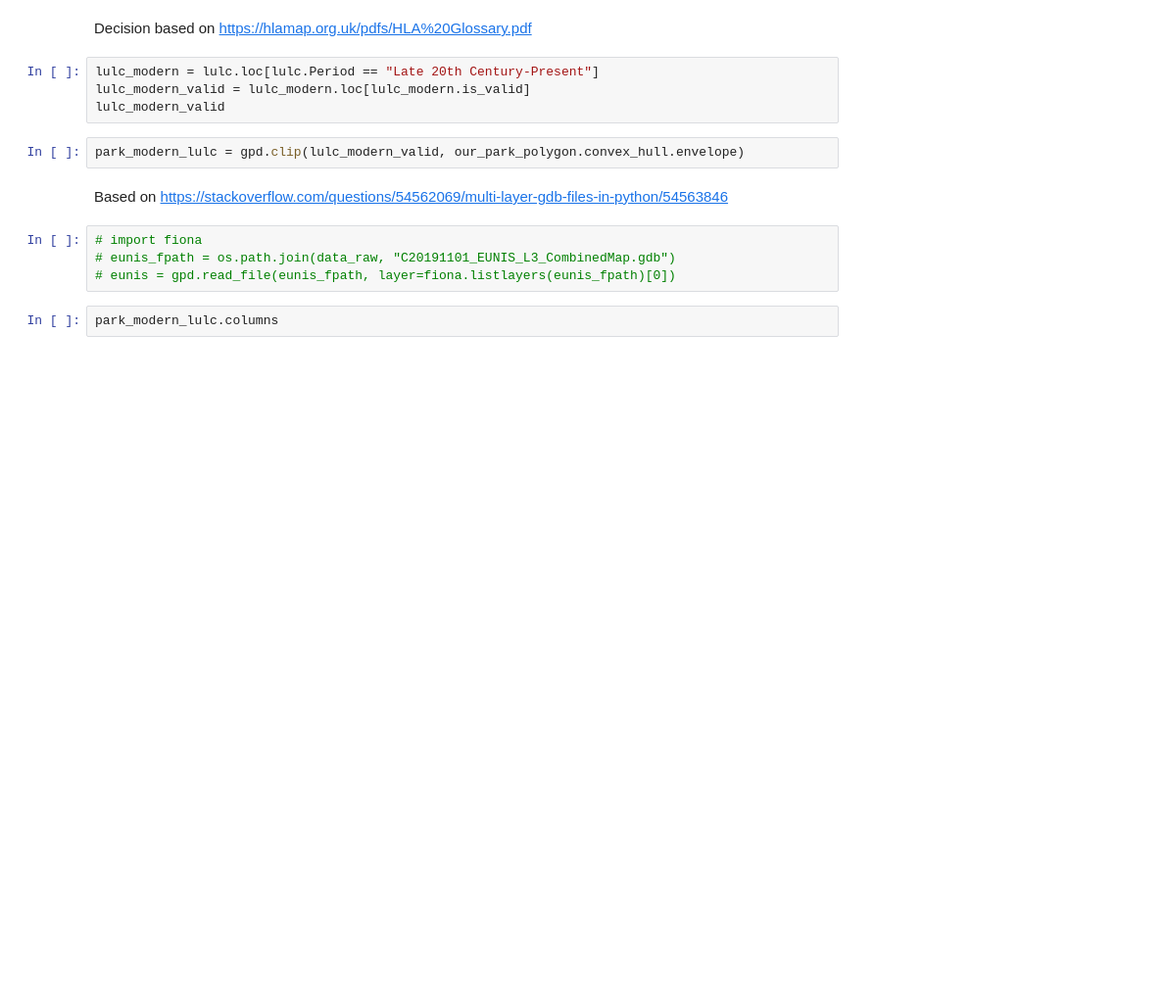
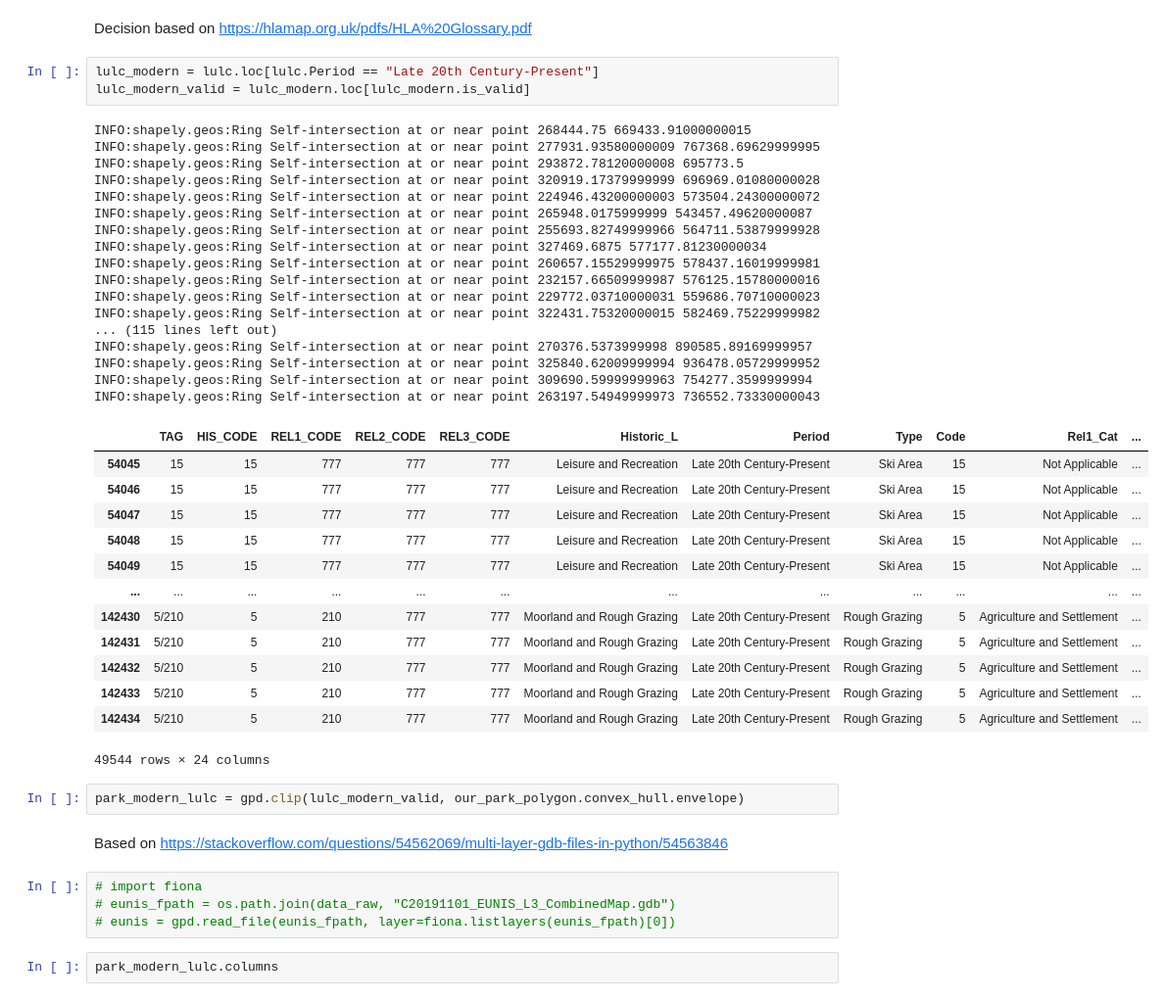
Before and after one commit to derpyninja/gecm, a Jupyter notebook: notebooks/00-fz-map-disaggregation-for-board.ipynb, the cells around one changed output. Shown at 98% size. Cells and saved outputs as stored; diff of their text form; blank space fills up the shorter version.

```diff
--- a/notebooks/00-fz-map-disaggregation-for-board.ipynb
+++ b/notebooks/00-fz-map-disaggregation-for-board.ipynb
@@ -99,7 +166,37 @@ Decision based on https://hlamap.org.uk/pdfs/HLA%20Glossary.pdf
 # %%
 lulc_modern = lulc.loc[lulc.Period == "Late 20th Century-Present"]
 lulc_modern_valid = lulc_modern.loc[lulc_modern.is_valid]
-lulc_modern_valid
+# %% [output]
+INFO:shapely.geos:Ring Self-intersection at or near point 268444.75 669433.91000000015
+INFO:shapely.geos:Ring Self-intersection at or near point 277931.93580000009 767368.69629999995
+INFO:shapely.geos:Ring Self-intersection at or near point 293872.78120000008 695773.5
+INFO:shapely.geos:Ring Self-intersection at or near point 320919.17379999999 696969.01080000028
+INFO:shapely.geos:Ring Self-intersection at or near point 224946.43200000003 573504.24300000072
+INFO:shapely.geos:Ring Self-intersection at or near point 265948.0175999999 543457.49620000087
+INFO:shapely.geos:Ring Self-intersection at or near point 255693.82749999966 564711.53879999928
+INFO:shapely.geos:Ring Self-intersection at or near point 327469.6875 577177.81230000034
+INFO:shapely.geos:Ring Self-intersection at or near point 260657.15529999975 578437.16019999981
+INFO:shapely.geos:Ring Self-intersection at or near point 232157.66509999987 576125.15780000016
+INFO:shapely.geos:Ring Self-intersection at or near point 229772.03710000031 559686.70710000023
+INFO:shapely.geos:Ring Self-intersection at or near point 322431.75320000015 582469.75229999982
+... (115 lines left out)
+INFO:shapely.geos:Ring Self-intersection at or near point 270376.5373999998 890585.89169999957
+INFO:shapely.geos:Ring Self-intersection at or near point 325840.62009999994 936478.05729999952
+INFO:shapely.geos:Ring Self-intersection at or near point 309690.59999999963 754277.3599999994
+INFO:shapely.geos:Ring Self-intersection at or near point 263197.54949999973 736552.73330000043
+|  | TAG | HIS_CODE | REL1_CODE | REL2_CODE | REL3_CODE | Historic_L | Period | Type | Code | Rel1_Cat | ... |
+| 54045 | 15 | 15 | 777 | 777 | 777 | Leisure and Recreation | Late 20th Century-Present | Ski Area | 15 | Not Applicable | ... |
+| 54046 | 15 | 15 | 777 | 777 | 777 | Leisure and Recreation | Late 20th Century-Present | Ski Area | 15 | Not Applicable | ... |
+| 54047 | 15 | 15 | 777 | 777 | 777 | Leisure and Recreation | Late 20th Century-Present | Ski Area | 15 | Not Applicable | ... |
+| 54048 | 15 | 15 | 777 | 777 | 777 | Leisure and Recreation | Late 20th Century-Present | Ski Area | 15 | Not Applicable | ... |
+| 54049 | 15 | 15 | 777 | 777 | 777 | Leisure and Recreation | Late 20th Century-Present | Ski Area | 15 | Not Applicable | ... |
+| ... | ... | ... | ... | ... | ... | ... | ... | ... | ... | ... | ... |
+| 142430 | 5/210 | 5 | 210 | 777 | 777 | Moorland and Rough Grazing | Late 20th Century-Present | Rough Grazing | 5 | Agriculture and Settlement | ... |
+| 142431 | 5/210 | 5 | 210 | 777 | 777 | Moorland and Rough Grazing | Late 20th Century-Present | Rough Grazing | 5 | Agriculture and Settlement | ... |
+| 142432 | 5/210 | 5 | 210 | 777 | 777 | Moorland and Rough Grazing | Late 20th Century-Present | Rough Grazing | 5 | Agriculture and Settlement | ... |
+| 142433 | 5/210 | 5 | 210 | 777 | 777 | Moorland and Rough Grazing | Late 20th Century-Present | Rough Grazing | 5 | Agriculture and Settlement | ... |
+| 142434 | 5/210 | 5 | 210 | 777 | 777 | Moorland and Rough Grazing | Late 20th Century-Present | Rough Grazing | 5 | Agriculture and Settlement | ... |
+49544 rows × 24 columns
 # %%
 park_modern_lulc = gpd.clip(lulc_modern_valid, our_park_polygon.convex_hull.envelope)
 # %% [markdown]
```
Also changed, not shown: parts of 19 cells of this notebook.
